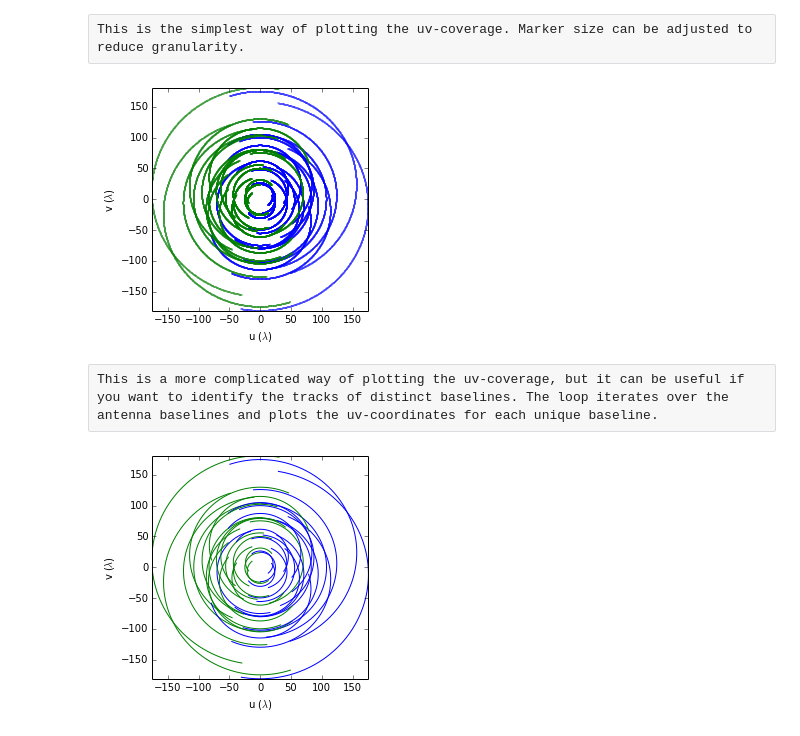
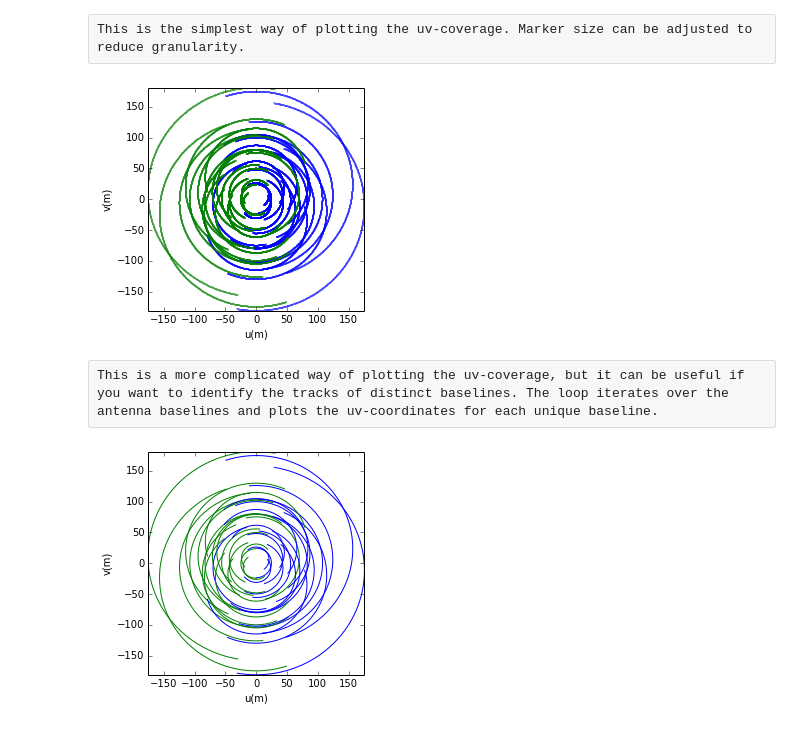
Before and after one commit to JSKenyon/Notebooks, a Jupyter notebook: Plot_UV.ipynb, the cells around one changed output. Cells and saved outputs as stored; diff of their text form; code cells hidden in the pictures.

```diff
--- a/Plot_UV.ipynb
+++ b/Plot_UV.ipynb
@@ -24,28 +24,28 @@ pb.plot(uvw[:,0],uvw[:,1], ".b",-uvw[:,0],-uvw[:,1], ".g", markersize=1)
 
 pb.axis('image')
 
-pb.xlabel(r'u ($\lambda$)')
-pb.ylabel(r'v ($\lambda$)')
+pb.xlabel("u(m)")
+pb.ylabel("v(m)")
 
 pb.show()
 # %% [output]
-[figure, old version]
+[figure, new version]
 # %% [raw]
 This is a more complicated way of plotting the uv-coverage, but it can be useful if you want to identify the tracks of distinct baselines. The loop iterates over the antenna baselines and plots the uv-coordinates for each unique baseline.
 # %%
 for j in range(np.max(A1)+1):
 	for k in range(j+1,np.max(A2)+1):
 		uvloc = (A1==j)&(A2==k)
 		u = uvw[uvloc,0]
 		v = uvw[uvloc,1]
 		pb.plot(u, v, color="b")
 		pb.plot(-u, -v, color="g")
 
 pb.axis('image')
 
-pb.xlabel(r'u ($\lambda$)')
-pb.ylabel(r'v ($\lambda$)')
+pb.xlabel("u(m)")
+pb.ylabel("v(m)")
 
 pb.show()
 # %% [output]
-[figure, old version]
+[figure, new version]
```
Also changed, not shown: parts of 1 cell of this notebook.
